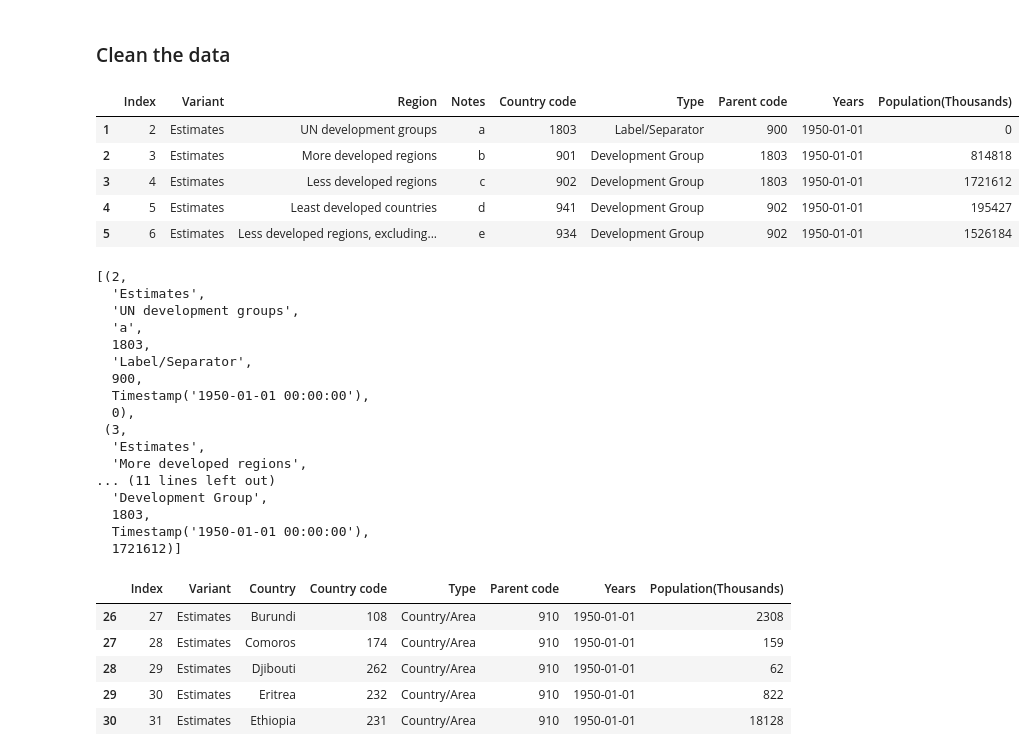
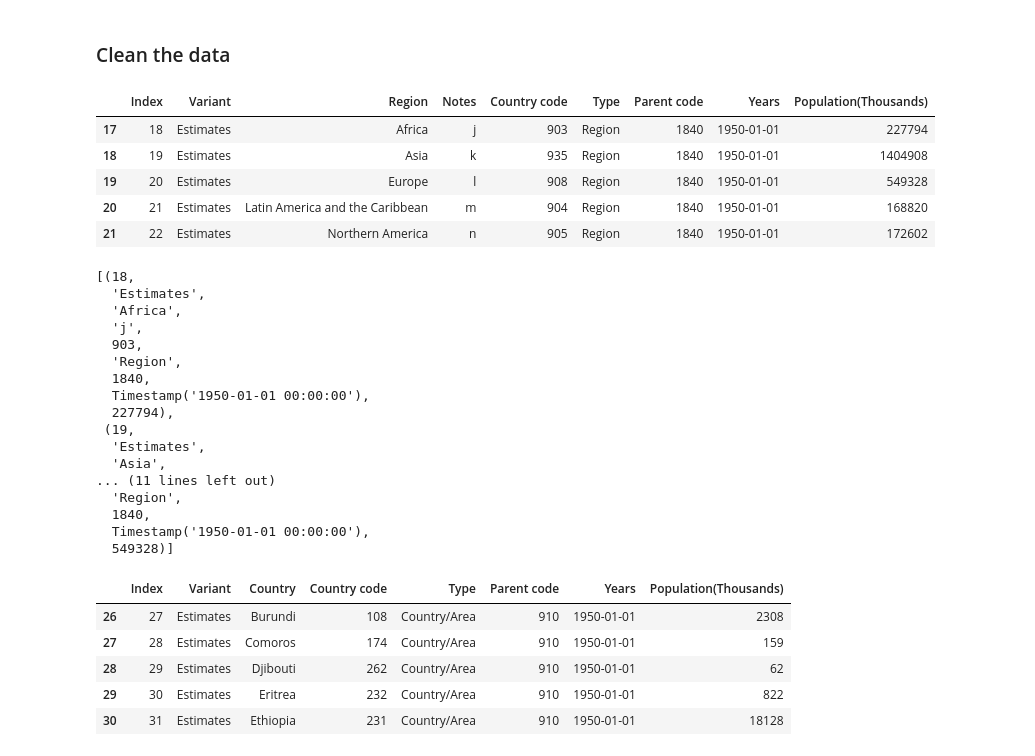
Before and after one commit to chineidu/world_population-ETL, a Jupyter notebook: notebook.ipynb, the cells around one changed output. Cells and saved outputs as stored; diff of their text form; code cells hidden in the pictures.

```diff
--- a/notebook.ipynb
+++ b/notebook.ipynb
@@ -84,28 +83,29 @@ population['Notes'] = population['Notes'].replace(np.nan, '')
 population['Notes'] = population['Notes'].astype('string')
 # %%
 # filter out Groups, Continents and Regions
-region_population = population.loc[population['Notes'].str.lower().str.contains(r"[a-p]")]
+regions = ['Africa', 'Asia', 'Europe', 'Latin America and the Caribbean', 'Northern America', 'Oceania']
+region_population = population.loc[population['Region, subregion, country or area *'].isin(regions)]
 
 region_population = region_population.copy()
 # rename column
 region_population.rename(columns={'Region, subregion, country or area *': 'Region'}, inplace=True)
 # convert to datetime
 region_population['Years'] = pd.to_datetime(region_population['Years'])
 
 # replace '...' with '0'
 region_population['Population(Thousands)'] = region_population['Population(Thousands)'].replace('...', 0)
 
 # convert to int
 region_population['Population(Thousands)'] = region_population['Population(Thousands)'].apply(lambda x: int(x))
 
 region_population.head()
 # %% [output]
 |  | Index | Variant | Region | Notes | Country code | Type | Parent code | Years | Population(Thousands) |
-| 1 | 2 | Estimates | UN development groups | a | 1803 | Label/Separator | 900 | 1950-01-01 | 0 |
-| 2 | 3 | Estimates | More developed regions | b | 901 | Development Group | 1803 | 1950-01-01 | 814818 |
-| 3 | 4 | Estimates | Less developed regions | c | 902 | Development Group | 1803 | 1950-01-01 | 1721612 |
-| 4 | 5 | Estimates | Least developed countries | d | 941 | Development Group | 902 | 1950-01-01 | 195427 |
-| 5 | 6 | Estimates | Less developed regions, excluding... | e | 934 | Development Group | 902 | 1950-01-01 | 1526184 |
+| 17 | 18 | Estimates | Africa | j | 903 | Region | 1840 | 1950-01-01 | 227794 |
+| 18 | 19 | Estimates | Asia | k | 935 | Region | 1840 | 1950-01-01 | 1404908 |
+| 19 | 20 | Estimates | Europe | l | 908 | Region | 1840 | 1950-01-01 | 549328 |
+| 20 | 21 | Estimates | Latin America and the Caribbean | m | 904 | Region | 1840 | 1950-01-01 | 168820 |
+| 21 | 22 | Estimates | Northern America | n | 905 | Region | 1840 | 1950-01-01 | 172602 |
 # %%
 # save as csv
 region_population.to_csv('./data/region_population.csv', index=False)
@@ -118,23 +118,23 @@ for row in region_population.itertuples():
 # view the first 3 elements
 val_reg_pop[:3]
 # %% [output]
-[(2,
+[(18,
   'Estimates',
-  'UN development groups',
-  'a',
-  1803,
-  'Label/Separator',
-  900,
+  'Africa',
+  'j',
+  903,
+  'Region',
+  1840,
   Timestamp('1950-01-01 00:00:00'),
-  0),
- (3,
+  227794),
+ (19,
   'Estimates',
-  'More developed regions',
+  'Asia',
 ... (11 lines left out)
-  'Development Group',
-  1803,
+  'Region',
+  1840,
   Timestamp('1950-01-01 00:00:00'),
-  1721612)]
+  549328)]
 # %%
 # filter out Countries
 countries_population = population.loc[population['Type'] == 'Country/Area']
```
Also changed, not shown: parts of 2 cells of this notebook, 6 other files.
